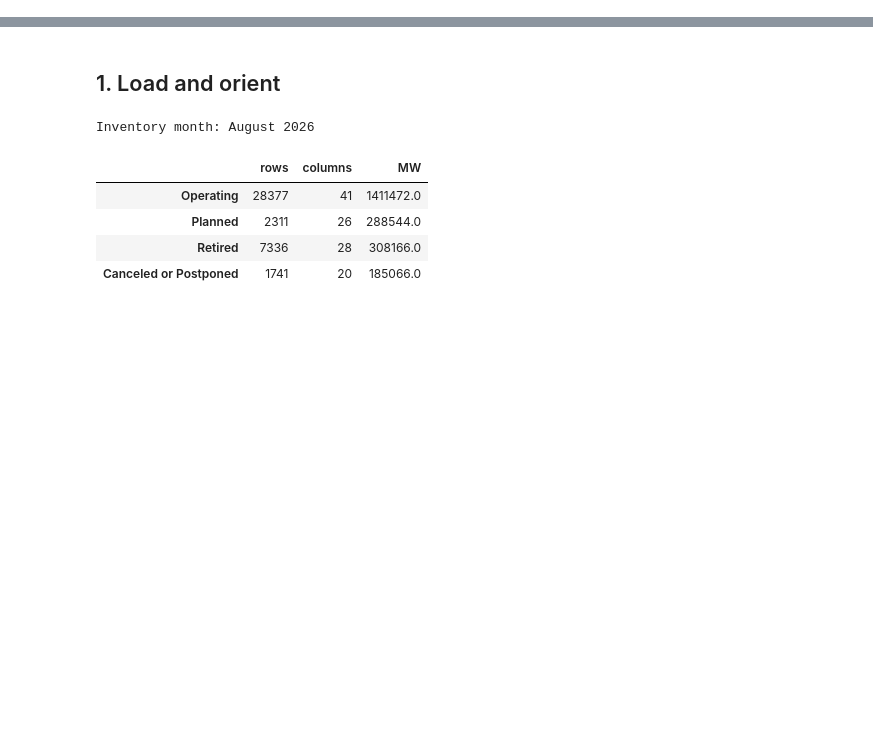
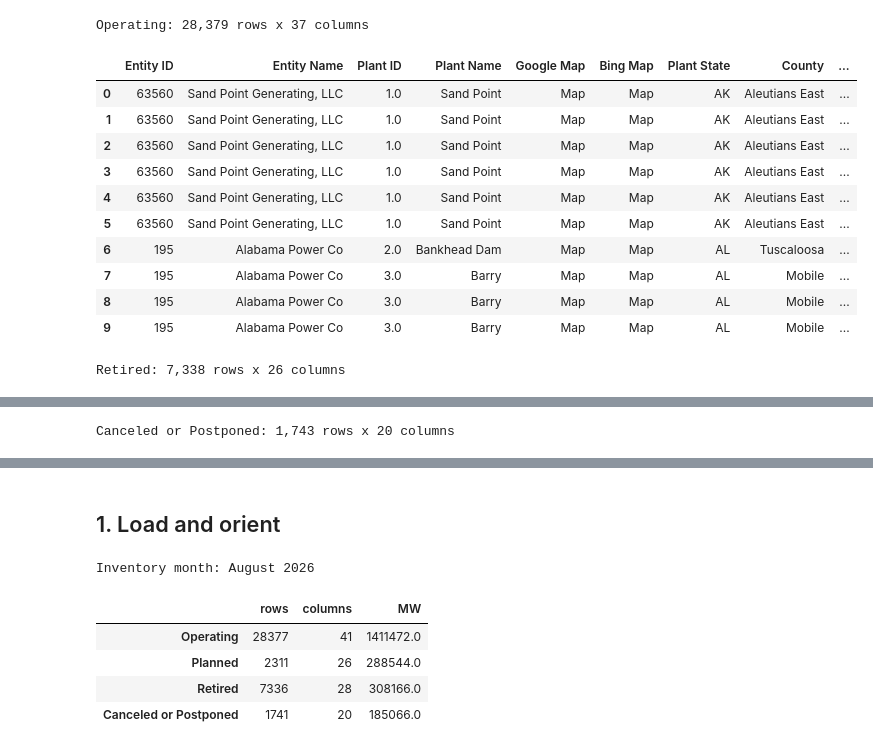
Before and after one commit to franzclarin/solar-commissioning-tracker, a Jupyter notebook: data_discovery/EDA.ipynb, the cells around one changed output, grey strips where cells are left out. Drawn from its saved outputs; the diff is of its cells as text; code cells hidden in the pictures; blank space fills up the shorter version.

```diff
--- a/data_discovery/01_eda_august_2026.ipynb
+++ b/data_discovery/EDA.ipynb
@@ -11,0 +46,20 @@ This notebook is a first look at a **single monthly snapshot** (`august_generato
+# %%
+# The other main sheets, first 10 rows each
+for sheet in ["Operating", "Retired", "Canceled or Postponed"]:
+    raw = pd.read_excel(RAW_FILE, sheet_name=sheet, header=2)
+    print(f"{sheet}: {raw.shape[0]:,} rows x {raw.shape[1]} columns")
+    display(raw.head(10))
+# %% [output]
+Operating: 28,379 rows x 37 columns
+|  | Entity ID | Entity Name | Plant ID | Plant Name | Google Map | Bing Map | Plant State | County | ... |
+| 0 | 63560 | Sand Point Generating, LLC | 1.0 | Sand Point | Map | Map | AK | Aleutians East | ... |
+| 1 | 63560 | Sand Point Generating, LLC | 1.0 | Sand Point | Map | Map | AK | Aleutians East | ... |
+| 2 | 63560 | Sand Point Generating, LLC | 1.0 | Sand Point | Map | Map | AK | Aleutians East | ... |
+| 3 | 63560 | Sand Point Generating, LLC | 1.0 | Sand Point | Map | Map | AK | Aleutians East | ... |
+| 4 | 63560 | Sand Point Generating, LLC | 1.0 | Sand Point | Map | Map | AK | Aleutians East | ... |
+| 5 | 63560 | Sand Point Generating, LLC | 1.0 | Sand Point | Map | Map | AK | Aleutians East | ... |
+| 6 | 195 | Alabama Power Co | 2.0 | Bankhead Dam | Map | Map | AL | Tuscaloosa | ... |
+| 7 | 195 | Alabama Power Co | 3.0 | Barry | Map | Map | AL | Mobile | ... |
+| 8 | 195 | Alabama Power Co | 3.0 | Barry | Map | Map | AL | Mobile | ... |
+| 9 | 195 | Alabama Power Co | 3.0 | Barry | Map | Map | AL | Mobile | ... |
+Retired: 7,338 rows x 26 columns
@@ -11,0 +77 @@ This notebook is a first look at a **single monthly snapshot** (`august_generato
+Canceled or Postponed: 1,743 rows x 20 columns
```
Also changed, not shown: parts of 5 cells of this notebook, 2 other files.
